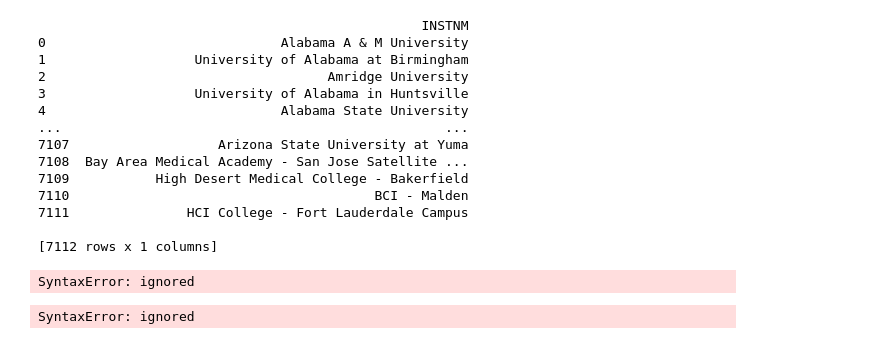
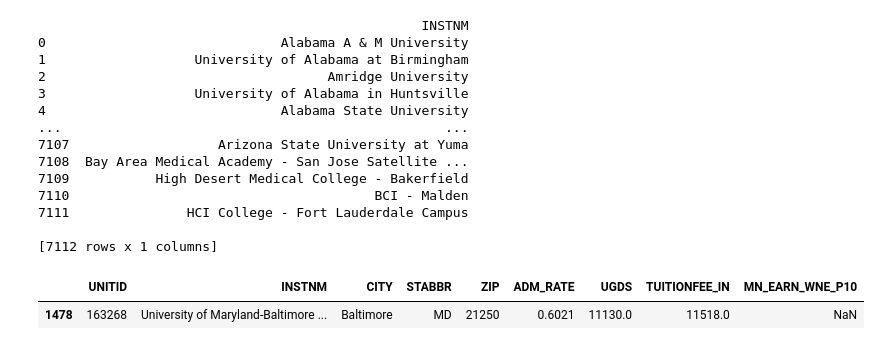
Before and after one commit to Tchuissi/DATA-690-WANG, a Jupyter notebook: Assignment_5_.ipynb, the cells around one changed output. Saved outputs shown, nothing was run; the diff lists cells and outputs as text; code cells hidden in the pictures.

```diff
--- a/Assignment_5_.ipynb
+++ b/Assignment_5_.ipynb
@@ -208,12 +208,11 @@ print(x)
 7111               HCI College - Fort Lauderdale Campus
 
 [7112 rows x 1 columns]
-# %%
-i=data_9["INSTNM"]=="UMBC"]
-print(i)
-# %% [output]
-SyntaxError: ignored
-# %%
-print(data_9[data_9["INSTNM’]=="University"].index.values)
-# %% [output]
-SyntaxError: ignored
+# %%
+#Find and display UMBC
+
+UMBC=data_9.loc[data_9["INSTNM"] == "University of Maryland-Baltimore County"]
+UMBC
+# %% [output]
+|  | UNITID | INSTNM | CITY | STABBR | ZIP | ADM_RATE | UGDS | TUITIONFEE_IN | MN_EARN_WNE_P10 |
+| 1478 | 163268 | University of Maryland-Baltimore ... | Baltimore | MD | 21250 | 0.6021 | 11130.0 | 11518.0 | NaN |
```
Also changed, not shown: parts of 5 cells of this notebook.
